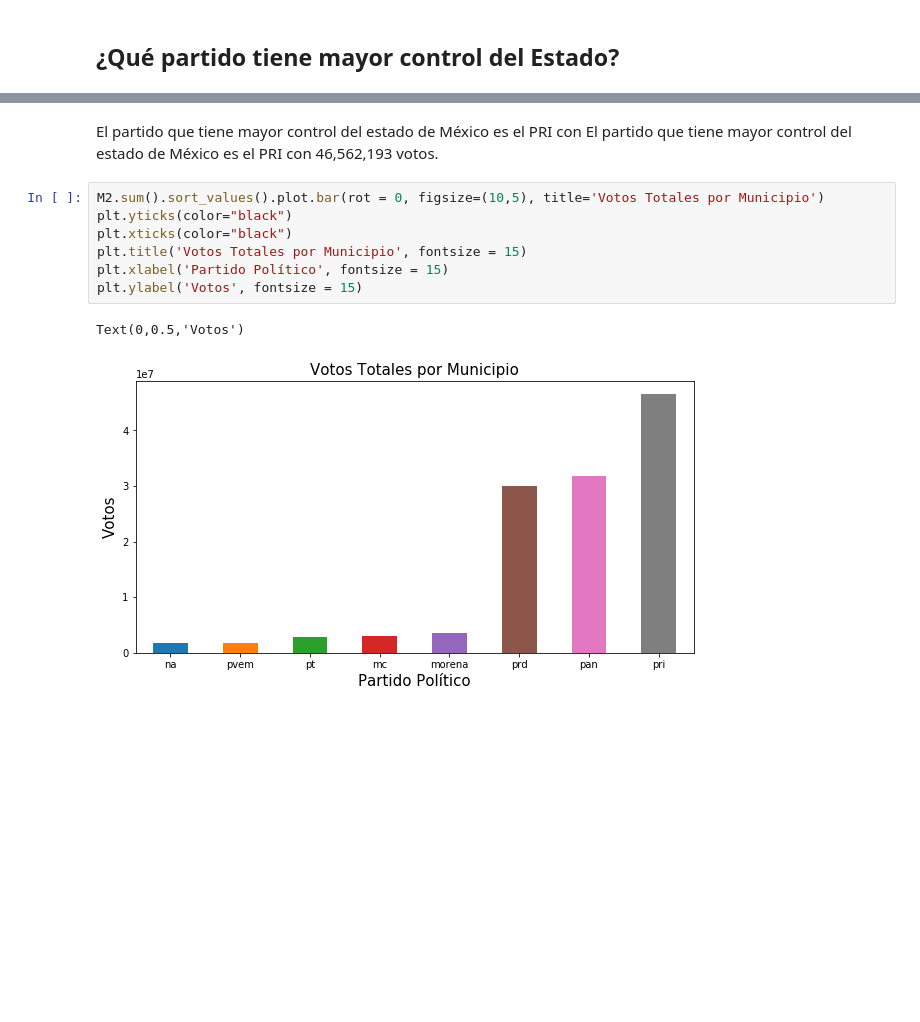
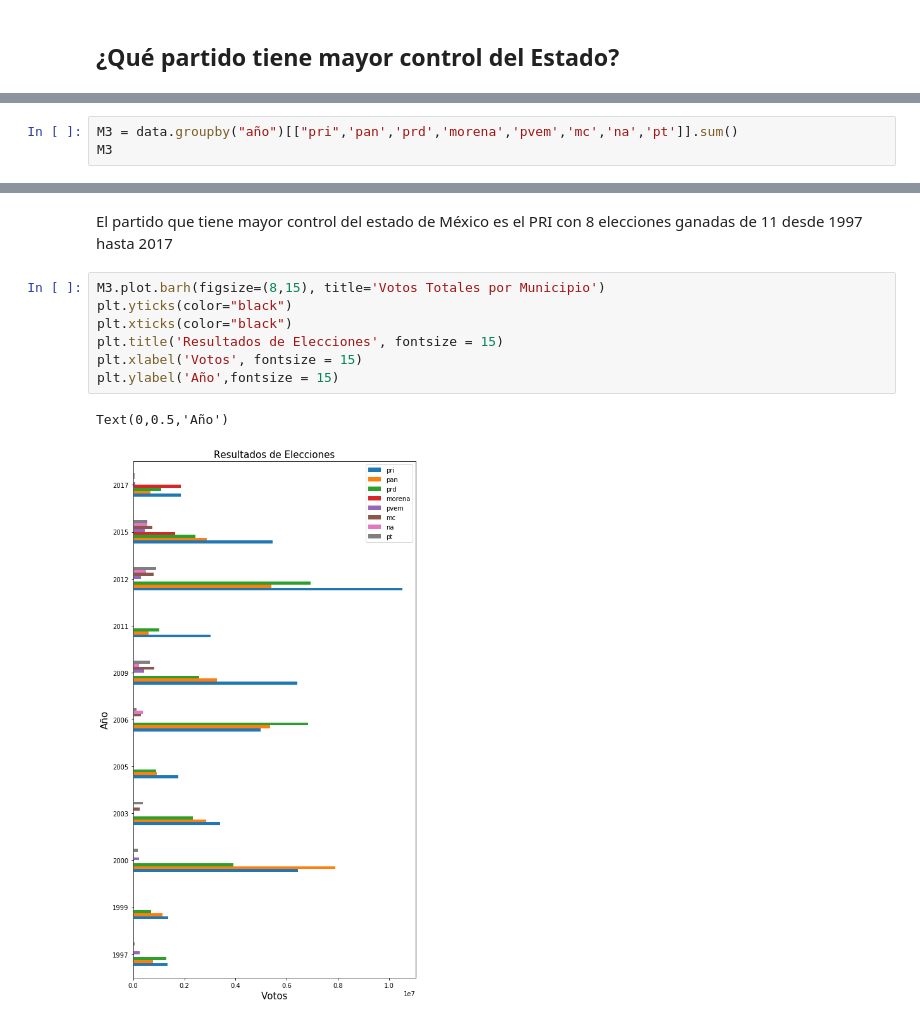
Before and after one commit to EugenioLey/DS-Serchenio, a Jupyter notebook: Erecciones.ipynb, the cells around one changed output, grey strips where cells are left out. Cells and saved outputs as stored; diff of their text form; blank space fills up the shorter version.

```diff
--- a/Erecciones.ipynb
+++ b/Erecciones.ipynb
@@ -91,0 +80,3 @@ dtype: float64
+# %%
+M3 = data.groupby("año")[["pri",'pan','prd','morena','pvem','mc','na','pt']].sum()
+M3
@@ -92,12 +97,12 @@ dtype: float64
 # %% [markdown]
-El partido que tiene mayor control del estado de México es el PRI con El partido que tiene mayor control del estado de México es el PRI con 46,562,193 votos.
+El partido que tiene mayor control del estado de México es el PRI con 8 elecciones ganadas de 11 desde 1997 hasta 2017
 # %%
-M2.sum().sort_values().plot.bar(rot = 0, figsize=(10,5), title='Votos Totales por Municipio')
+M3.plot.barh(figsize=(8,15), title='Votos Totales por Municipio')
 plt.yticks(color="black")
 plt.xticks(color="black")
-plt.title('Votos Totales por Municipio', fontsize = 15)
-plt.xlabel('Partido Político', fontsize = 15)
-plt.ylabel('Votos', fontsize = 15)
+plt.title('Resultados de Elecciones', fontsize = 15)
+plt.xlabel('Votos', fontsize = 15)
+plt.ylabel('Año',fontsize = 15)
 # %% [output]
-Text(0,0.5,'Votos')
+Text(0,0.5,'Año')
-[figure, old version]
+[figure, new version]
```
Also changed, not shown: parts of 2 cells of this notebook.
